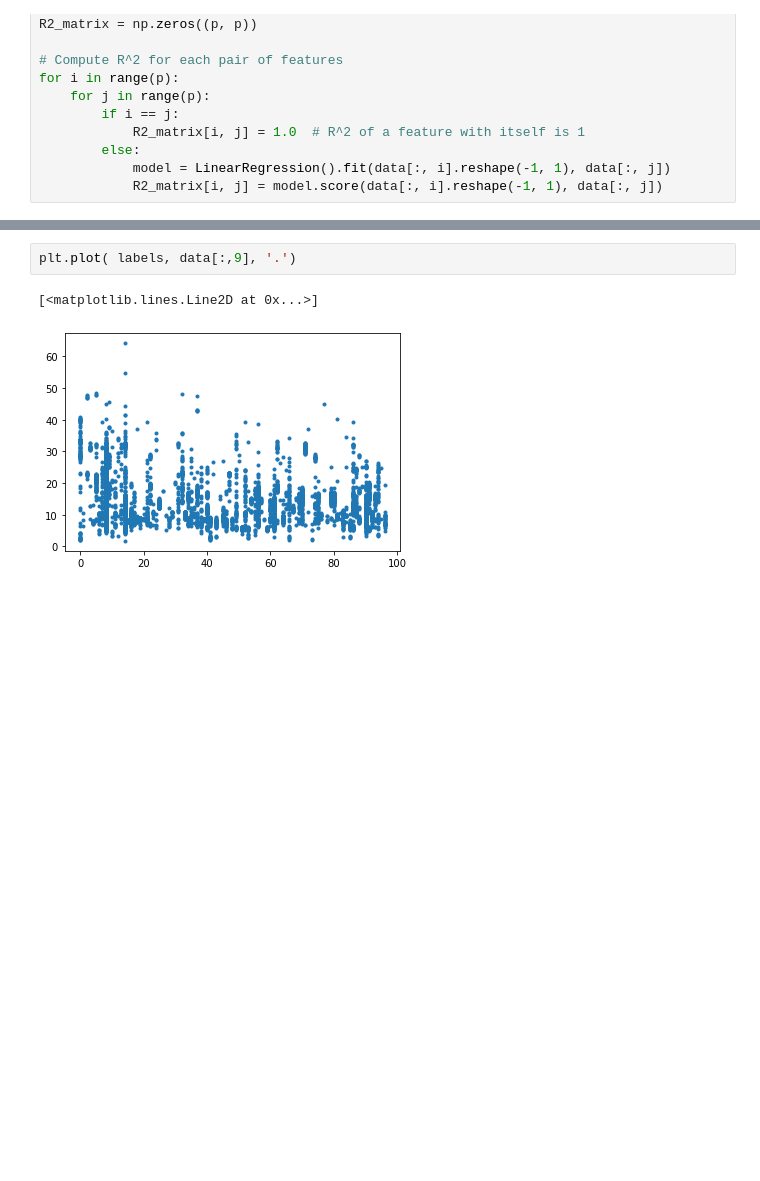
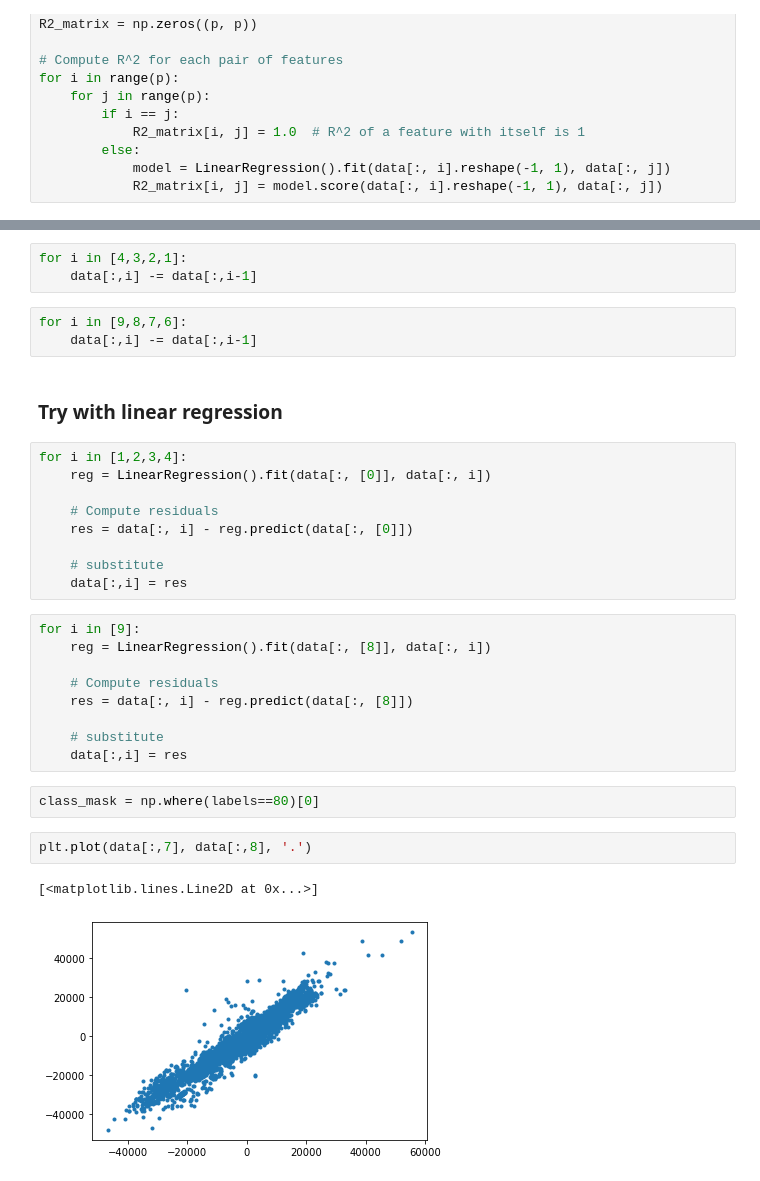
Before and after one commit to marcoguerra192/ProteinClassifier2025, a Jupyter notebook: FeatureEngineering.ipynb, the cells around one changed output, grey strips where cells are left out. Drawn from its saved outputs; the diff is of its cells as text; blank space fills up the shorter version.

```diff
--- a/FeatureEngineering.ipynb
+++ b/FeatureEngineering.ipynb
@@ -177,5 +179,33 @@ plt.show()
+# %%
+for i in [4,3,2,1]:
+    data[:,i] -= data[:,i-1]
+# %%
+for i in [9,8,7,6]:
+    data[:,i] -= data[:,i-1]
+# %% [markdown]
+### Try with linear regression
+# %%
+for i in [1,2,3,4]:
+    reg = LinearRegression().fit(data[:, [0]], data[:, i])
+
+    # Compute residuals
+    res = data[:, i] - reg.predict(data[:, [0]])
+
+    # substitute
+    data[:,i] = res
+# %%
+for i in [9]:
+    reg = LinearRegression().fit(data[:, [8]], data[:, i])
+
+    # Compute residuals
+    res = data[:, i] - reg.predict(data[:, [8]])
+
+    # substitute
+    data[:,i] = res
+# %%
+class_mask = np.where(labels==80)[0]
 # %%
-plt.plot( labels, data[:,9], '.')
+plt.plot(data[:,7], data[:,8], '.')
 # %% [output]
 [<matplotlib.lines.Line2D at 0x...>]
-[figure, old version]
+[figure, new version]
```
Also changed, not shown: parts of 11 cells of this notebook, 1 other file.
